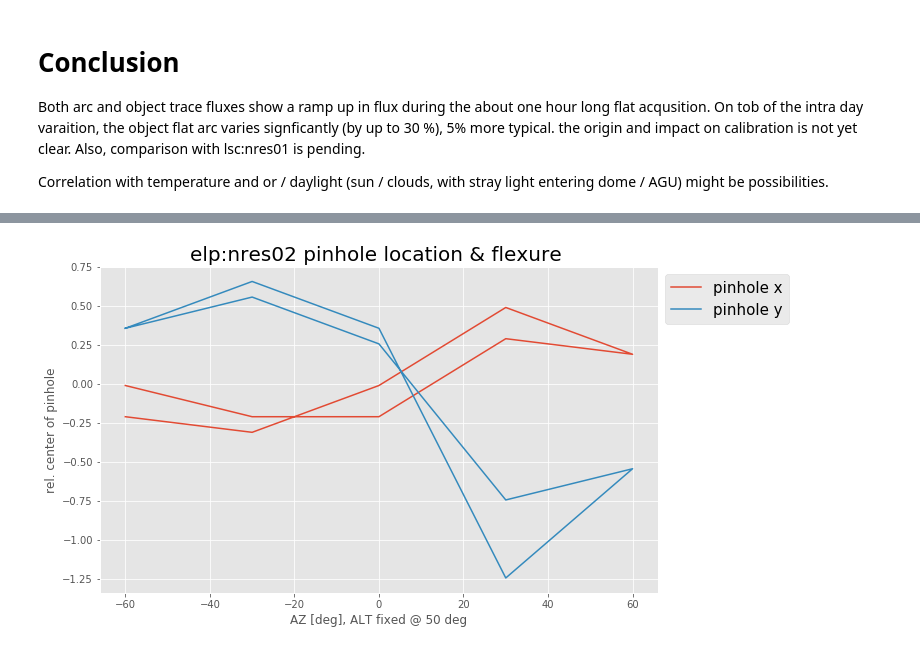
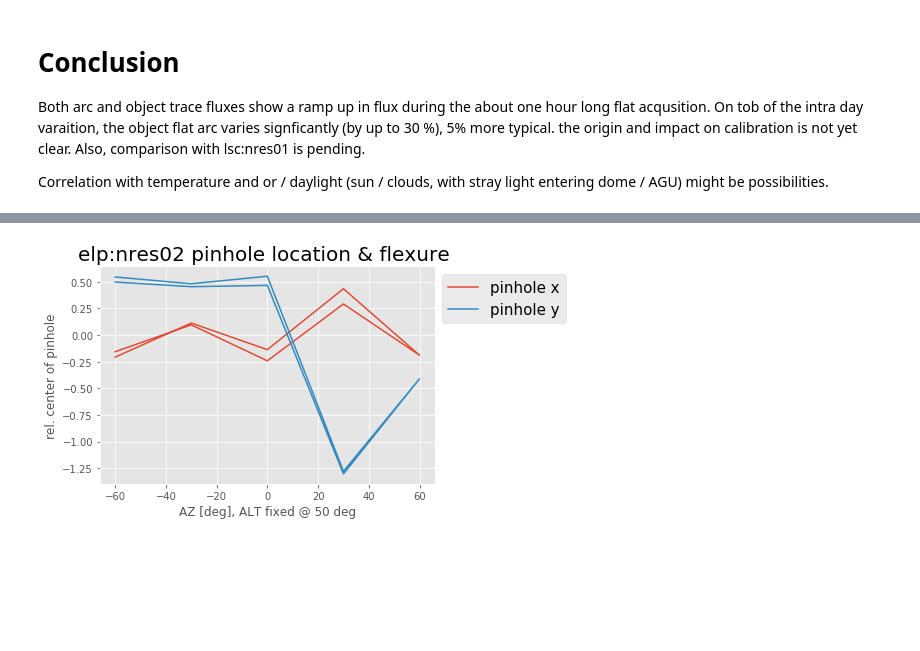
Before and after one commit to drhaz/lco_nresAnalysis, a Jupyter notebook: flatStability/FlatFieldThroughputStability.ipynb, the cells around one changed output, grey strips where cells are left out. Drawn from its saved outputs; the diff is of its cells as text; code cells hidden in the pictures; blank space fills up the shorter version.

```diff
--- a/flatStability/FlatFieldThroughputStability.ipynb
+++ b/flatStability/FlatFieldThroughputStability.ipynb
@@ -239,12 +331,13 @@ for imagename in allak04:
 # %%
+# Flexure analysis from experiemnt at elp:ak04 Nov 1 2017; manual eyeballing of pinhole location
 data = np.genfromtxt ('elpflex.txt', unpack=True)
 
-plt.plot (data[0],data[1] - np.mean (data[1]), label="pinhole x")
-plt.plot (data[0],data[2] - np.mean (data[2]), label="pinhole y")
+plt.plot (data[0],data[3] - np.mean (data[3]), label="pinhole x")
+plt.plot (data[0],data[4] - np.mean (data[4]), label="pinhole y")
 lgd = plt.legend(bbox_to_anchor=(1, 1), loc='upper left', ncol=1,  fontsize=15)
 plt.xlabel ('AZ [deg], ALT fixed @ 50 deg')
 plt.ylabel ('rel. center of pinhole')
 plt.title  ('elp:nres02 pinhole location & flexure ', fontsize=20)
 plt.savefig ("nres_elp_flexure_AZ.png", box_extra_artists=(lgd,), bbox_inches="tight", dpi=300)
 # %% [output]
-[figure, old version]
+[figure, new version]
```
Also changed, not shown: parts of 3 cells of this notebook.
